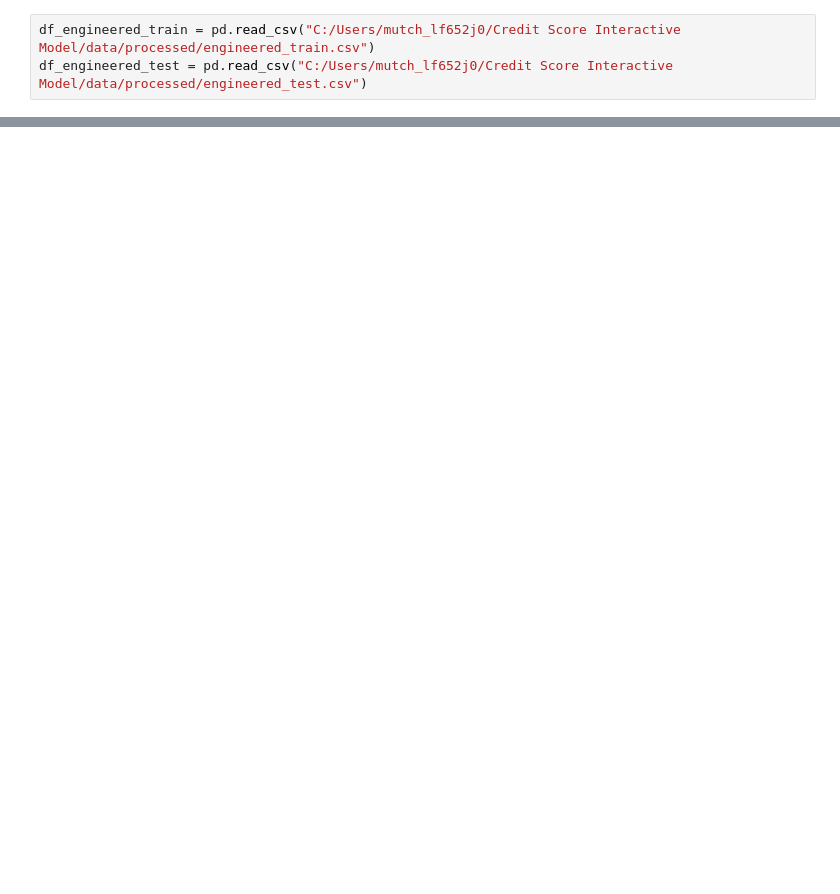
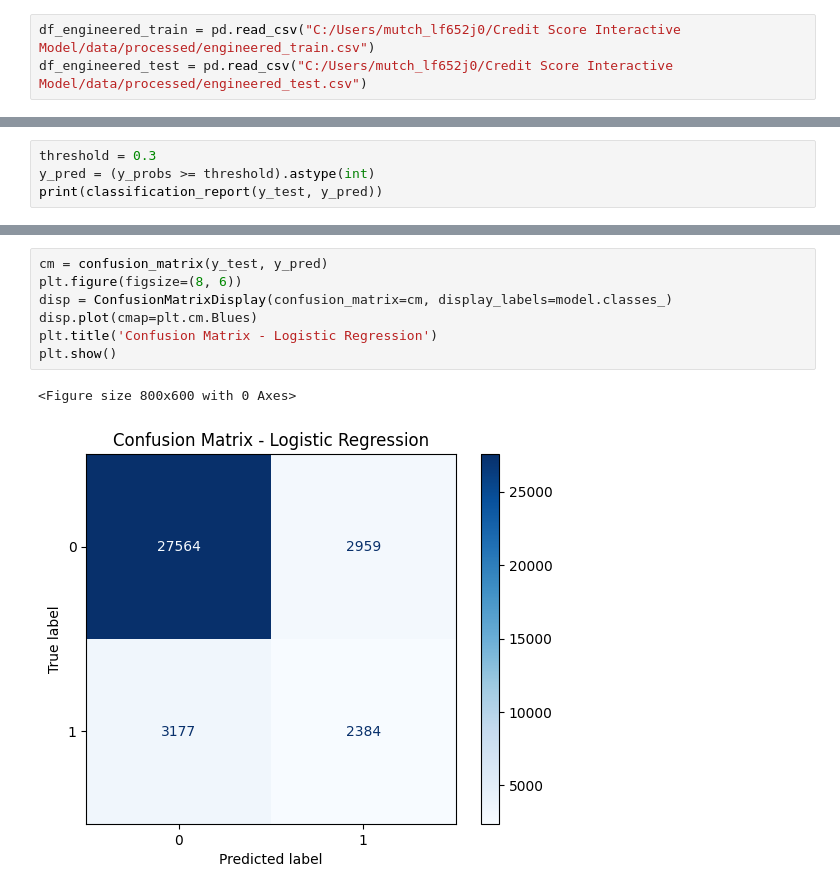
Before and after one commit to mphomutchinya/Robust-interactive-credit-model, a Jupyter notebook: notebooks/modelling.ipynb, the cells around one changed output, grey strips where cells are left out. Cells and saved outputs as stored; diff of their text form; blank space fills up the shorter version.

```diff
--- a/notebooks/modelling.ipynb
+++ b/notebooks/modelling.ipynb
@@ -30,0 +40,4 @@ Please also refer to the documentation for alternative solver options:
+# %%
+threshold = 0.3
+y_pred = (y_probs >= threshold).astype(int)
+print(classification_report(y_test, y_pred))
@@ -30,0 +65,10 @@ Please also refer to the documentation for alternative solver options:
+# %%
+cm = confusion_matrix(y_test, y_pred)
+plt.figure(figsize=(8, 6))
+disp = ConfusionMatrixDisplay(confusion_matrix=cm, display_labels=model.classes_)
+disp.plot(cmap=plt.cm.Blues)
+plt.title('Confusion Matrix - Logistic Regression')
+plt.show()
+# %% [output]
+<Figure size 800x600 with 0 Axes>
+[figure, added]
```
Also changed, not shown: parts of 6 cells of this notebook, 3 other files.
